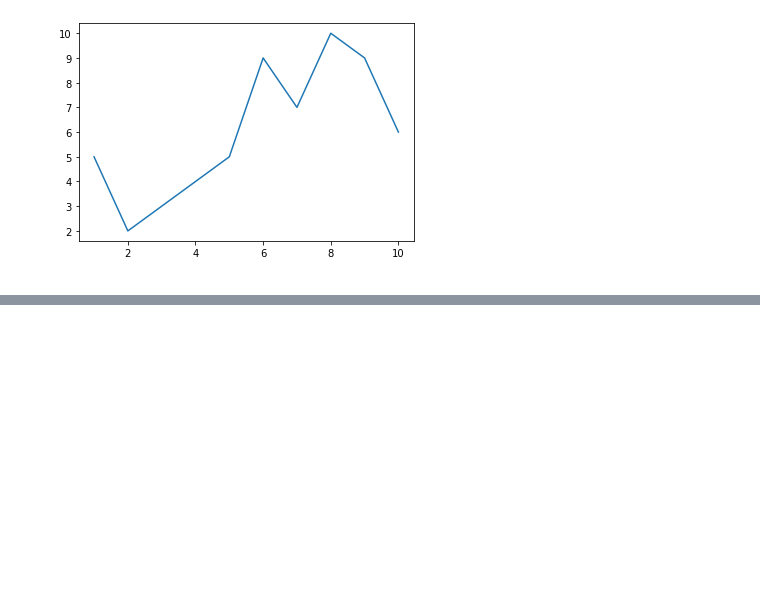
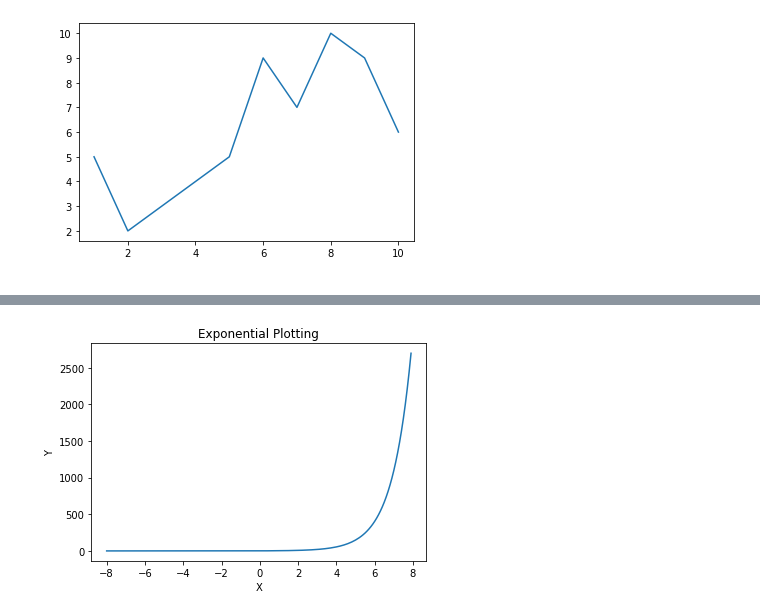
Before and after one commit to sudipnext/nextonPy, a Jupyter notebook: matplotlib.py/matplotlib.ipynb, the cells around one changed output, grey strips where cells are left out. Cells and saved outputs as stored; diff of their text form; code cells hidden in the pictures; blank space fills up the shorter version.

```diff
--- a/matplotlib.py/matplotlib.ipynb
+++ b/matplotlib.py/matplotlib.ipynb
@@ -32,0 +33,15 @@ plt.show()
+# %%
+#plotting exponential
+x=[]
+for i in np.arange(-8, 8, 0.1):
+    x.append(i)
+
+
+y = np.exp(x)
+plt.plot(x, y)
+plt.title("Exponential Plotting")
+plt.xlabel("X")
+plt.ylabel("Y")
+plt.show()
+# %% [output]
+[figure, added]
```
Also changed, not shown: parts of 4 cells of this notebook.
